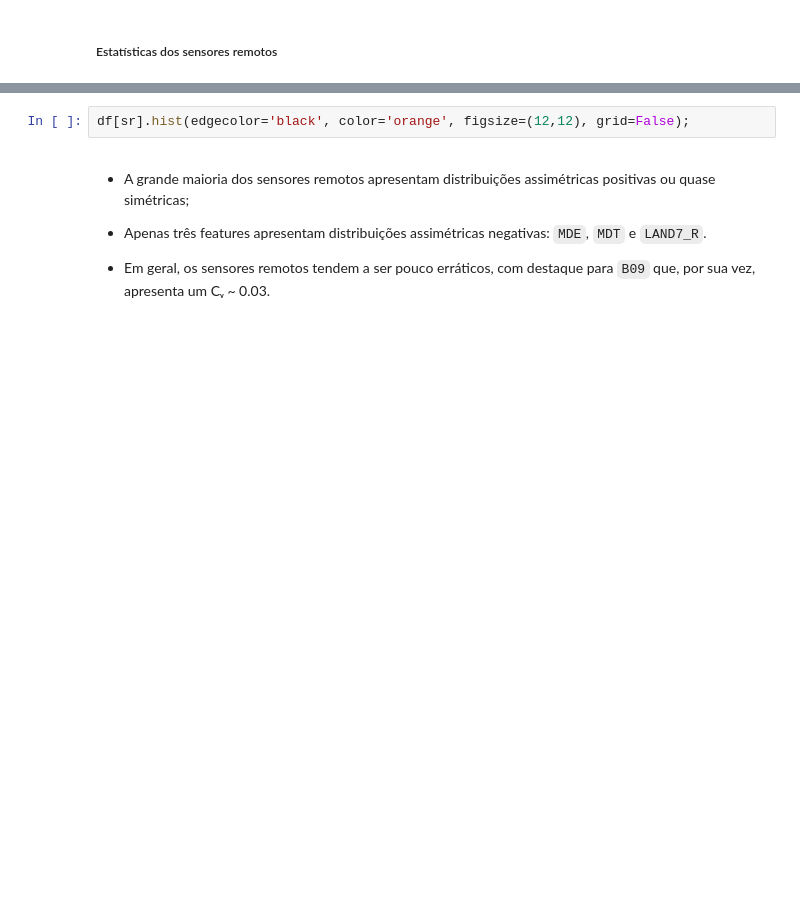
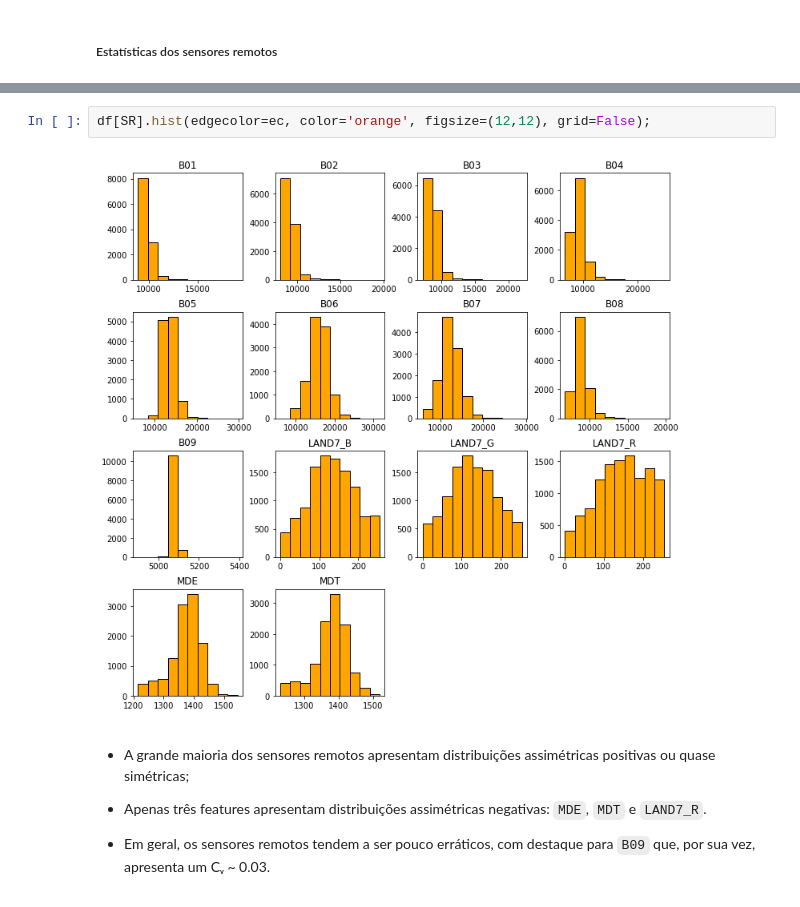
Before and after one commit to fnaghetini/Mapa-Preditivo, a Jupyter notebook: notebook.ipynb, the cells around one changed output, grey strips where cells are left out. Drawn from its saved outputs; the diff is of its cells as text; blank space fills up the shorter version.

```diff
--- a/notebook.ipynb
+++ b/notebook.ipynb
@@ -311,5 +375,7 @@ sumStats(df = df[sr])
 # %%
-df[sr].hist(edgecolor='black', color='orange', figsize=(12,12), grid=False);
+df[SR].hist(edgecolor=ec, color='orange', figsize=(12,12), grid=False);
+# %% [output]
+[figure, added]
 # %% [markdown]
 - A grande maioria dos sensores remotos apresentam distribuições assimétricas positivas ou quase simétricas;
 
```
Also changed, not shown: parts of 41 cells of this notebook.
